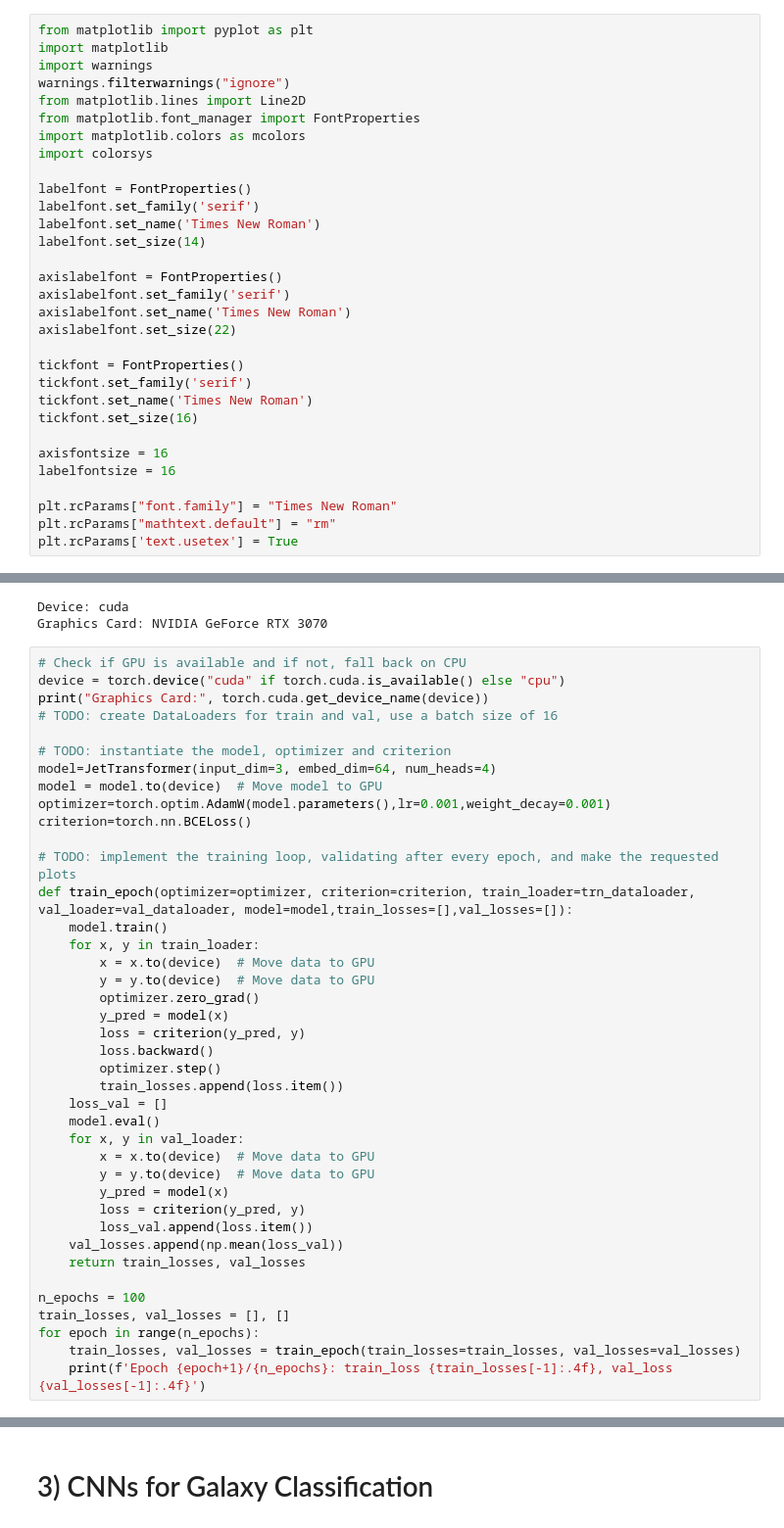
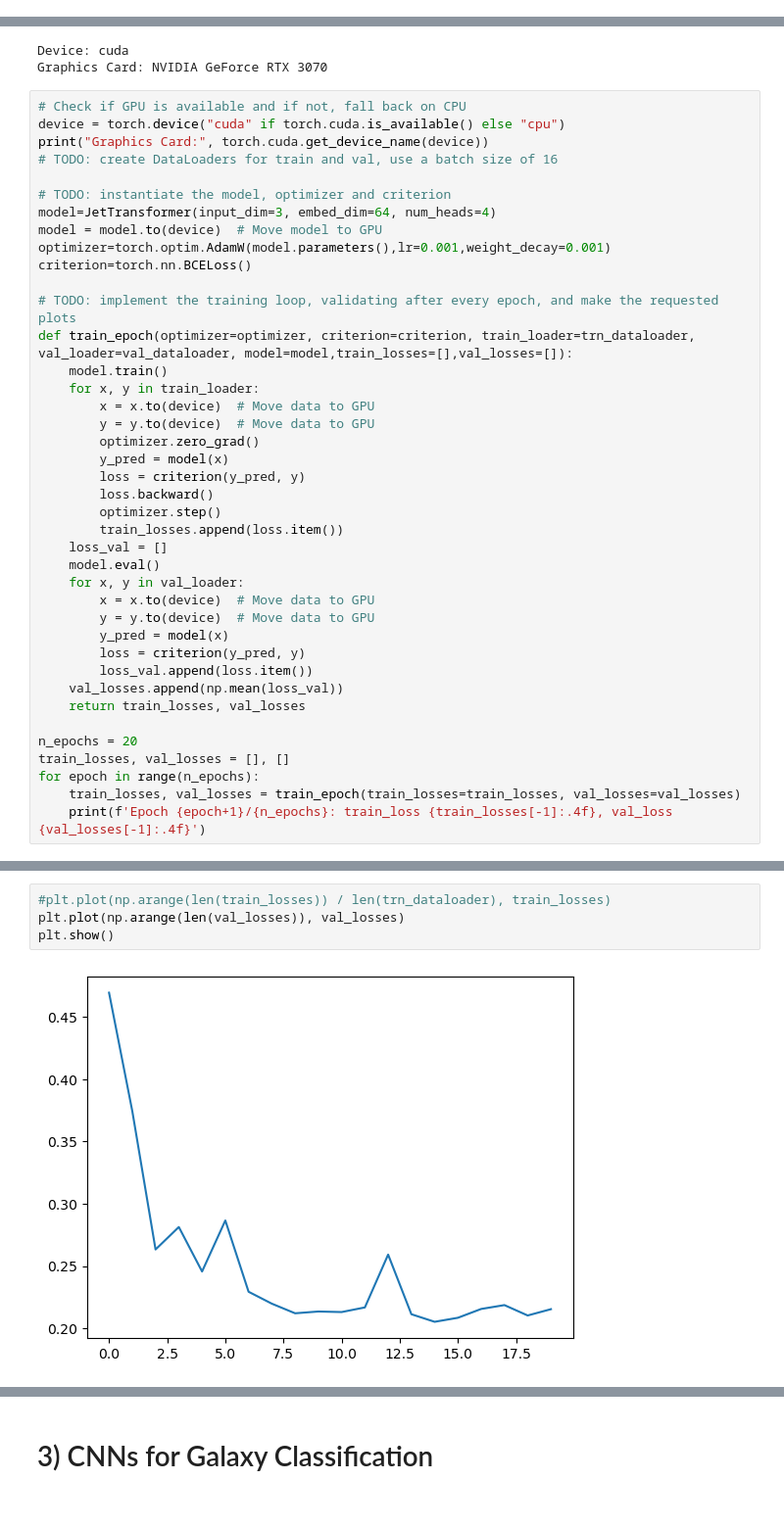
Before and after one commit to JonathanBerthold/mlph2023-Exercises, a Jupyter notebook: sheet07.ipynb, the cells around one changed output, grey strips where cells are left out. Shown at 98% size. Drawn from its saved outputs; the diff is of its cells as text.

```diff
--- a/sheet07.ipynb
+++ b/sheet07.ipynb
@@ -146,37 +146,6 @@ from torch.utils.data import DataLoader
 from torch import nn
 from torch.nn import functional as F
 from torch.nn import Sequential, Linear, ReLU
-# %%
-from matplotlib import pyplot as plt
-import matplotlib
-import warnings
-warnings.filterwarnings("ignore")
-from matplotlib.lines import Line2D
-from matplotlib.font_manager import FontProperties
-import matplotlib.colors as mcolors
-import colorsys
-
-labelfont = FontProperties()
-labelfont.set_family('serif')
-labelfont.set_name('Times New Roman')
-labelfont.set_size(14)
-
-axislabelfont = FontProperties()
-axislabelfont.set_family('serif')
-axislabelfont.set_name('Times New Roman')
-axislabelfont.set_size(22)
-
-tickfont = FontProperties()
-tickfont.set_family('serif')
-tickfont.set_name('Times New Roman')
-tickfont.set_size(16)
-
-axisfontsize = 16
-labelfontsize = 16
-
-plt.rcParams["font.family"] = "Times New Roman"
-plt.rcParams["mathtext.default"] = "rm"
-plt.rcParams['text.usetex'] = True
 # %%
 X_train = np.load( "data06/toptagging-short/x_train_short.npy")
 y_train = np.load( "data06/toptagging-short/y_train_short.npy")
@@ -522,7 +489,7 @@ def train_epoch(optimizer=optimizer, criterion=criterion, train_loader=trn_datal
     val_losses.append(np.mean(loss_val))
     return train_losses, val_losses
 
-n_epochs = 100
+n_epochs = 20
 train_losses, val_losses = [], []
 for epoch in range(n_epochs):
     train_losses, val_losses = train_epoch(train_losses=train_losses, val_losses=val_losses)
@@ -548,3 +515,9 @@ Epoch 100/100: train_loss 0.2670, val_loss 0.2114
+# %%
+#plt.plot(np.arange(len(train_losses)) / len(trn_dataloader), train_losses)
+plt.plot(np.arange(len(val_losses)), val_losses)
+plt.show()
+# %% [output]
+[figure, added]
 # %%
 from sklearn.metrics import roc_auc_score, accuracy_score
 
```
Also changed, not shown: parts of 3 cells of this notebook.
